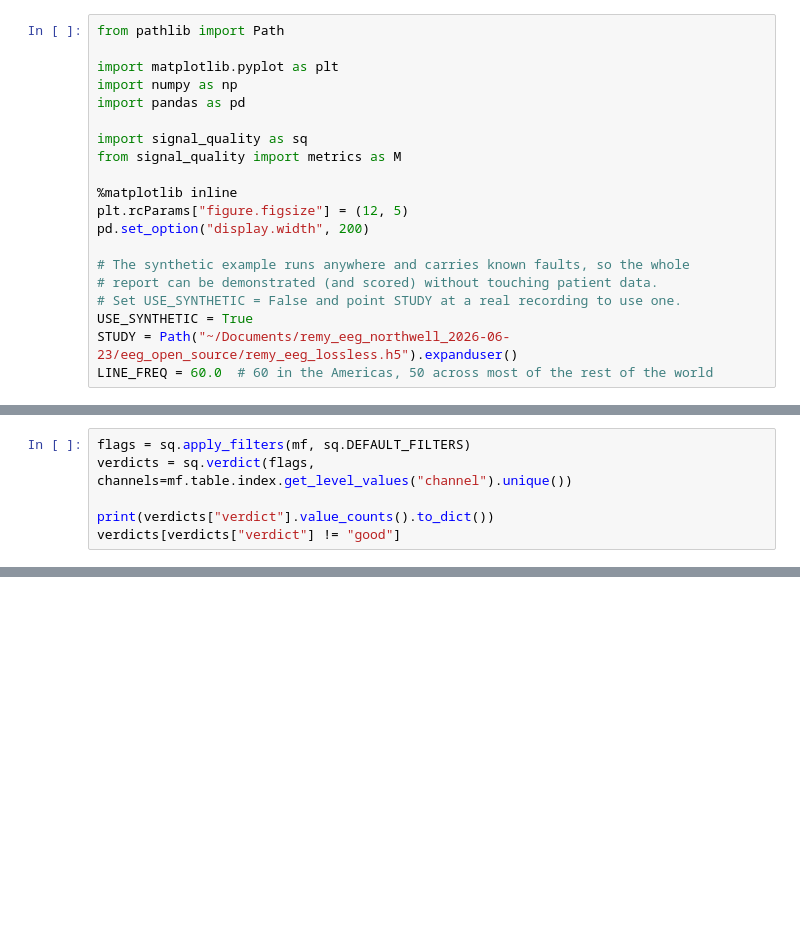
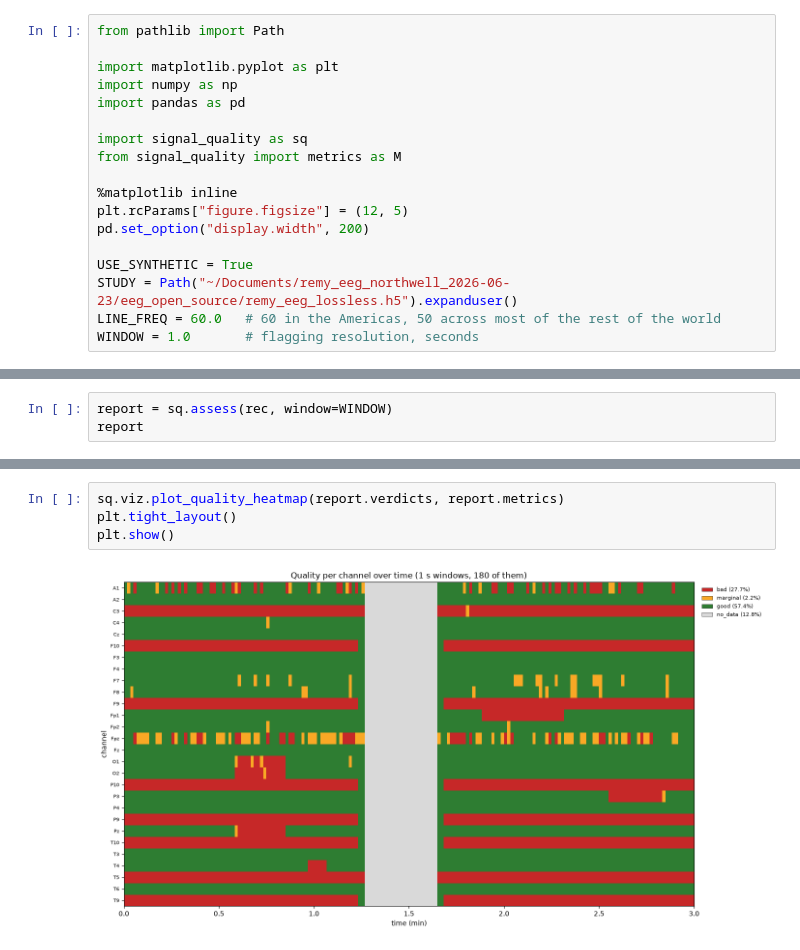
Before and after one commit to blasagna/signal_quality, a Jupyter notebook: notebooks/quality_report.ipynb, the cells around one changed output, grey strips where cells are left out. Cells and saved outputs as stored; diff of their text form; blank space fills up the shorter version.

Commit message:
compute checks over time windows

```diff
--- a/notebooks/quality_report.ipynb
+++ b/notebooks/quality_report.ipynb
@@ -44,9 +55,7 @@ from signal_quality import metrics as M
 plt.rcParams["figure.figsize"] = (12, 5)
 pd.set_option("display.width", 200)
 
-# The synthetic example runs anywhere and carries known faults, so the whole
-# report can be demonstrated (and scored) without touching patient data.
-# Set USE_SYNTHETIC = False and point STUDY at a real recording to use one.
 USE_SYNTHETIC = True
 STUDY = Path("~/Documents/remy_eeg_northwell_2026-06-23/eeg_open_source/remy_eeg_lossless.h5").expanduser()
-LINE_FREQ = 60.0  # 60 in the Americas, 50 across most of the rest of the world
+LINE_FREQ = 60.0   # 60 in the Americas, 50 across most of the rest of the world
+WINDOW = 1.0       # flagging resolution, seconds
@@ -175,6 +143,0 @@ unfalsifiable.
-# %%
-flags = sq.apply_filters(mf, sq.DEFAULT_FILTERS)
-verdicts = sq.verdict(flags, channels=mf.table.index.get_level_values("channel").unique())
-
-print(verdicts["verdict"].value_counts().to_dict())
-verdicts[verdicts["verdict"] != "good"]
@@ -318,0 +156,3 @@ print("  BAD =", bad)
+# %%
+report = sq.assess(rec, window=WINDOW)
+report
@@ -318,0 +190,6 @@ print("  BAD =", bad)
+# %%
+sq.viz.plot_quality_heatmap(report.verdicts, report.metrics)
+plt.tight_layout()
+plt.show()
+# %% [output]
+[figure, added]
```
Also changed, not shown: parts of 52 cells of this notebook, 26 other files.
